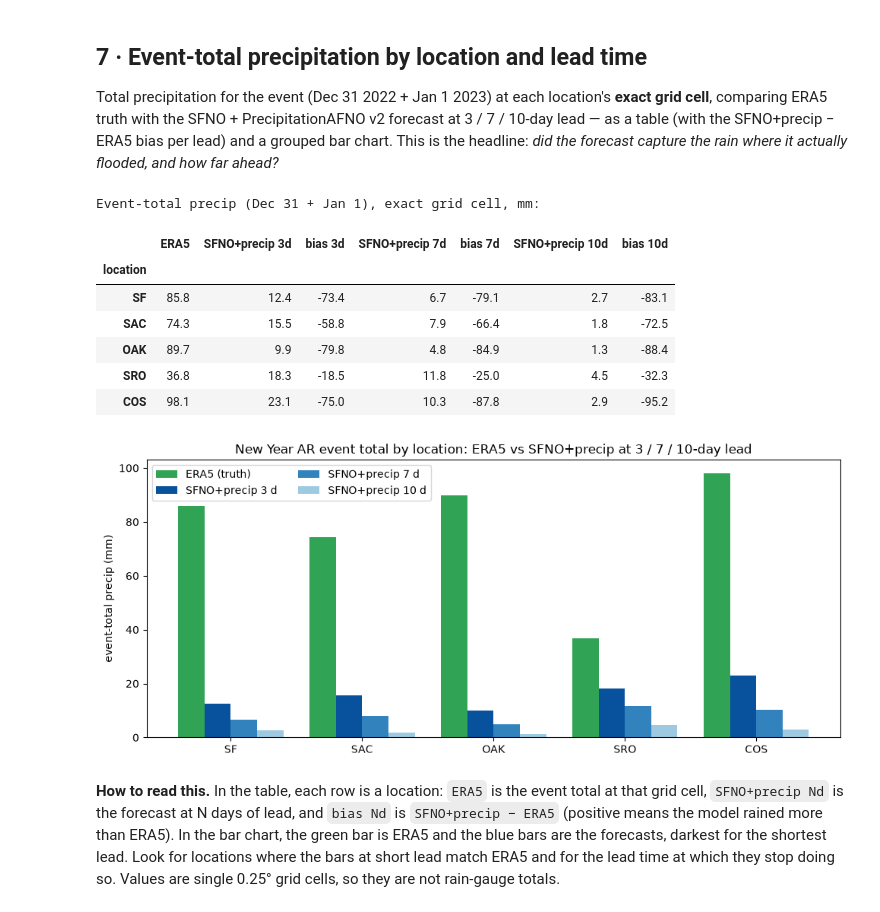
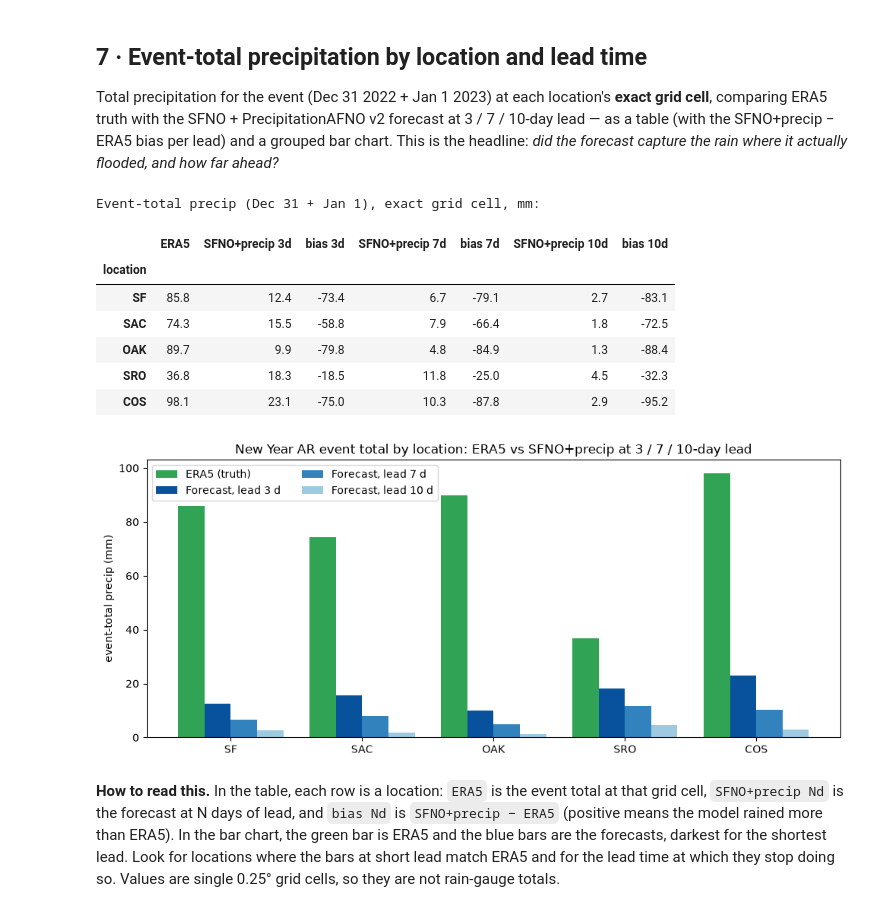
Before and after one commit to ChristianByars/West-Coast-Forecasts, a Jupyter notebook: Flooding.ipynb, the cells around one changed output. Saved outputs shown, nothing was run; the diff lists cells and outputs as text; code cells hidden in the pictures.

```diff
--- a/Flooding.ipynb
+++ b/Flooding.ipynb
@@ -623,37 +623,37 @@ for name, (lat, lon) in LOCATIONS.items():
         r[f"bias {L}d"] = round(a - era5, 1)
     rows[SHORT[name]] = r
 loc_event = pd.DataFrame(rows).T
 loc_event.index.name = "location"
 print("Event-total precip (Dec 31 + Jan 1), exact grid cell, mm:")
 display(loc_event)
 
 # grouped bar chart: ERA5 truth + the forecast at each lead, per location
 labels = list(loc_event.index)
 x = np.arange(len(labels))
 w = 0.2
 fig, ax = plt.subplots(figsize=(10, 4.4))
 ax.bar(x - 1.5 * w, loc_event["ERA5"],     w, label="ERA5 (truth)", color="#31a354")
-ax.bar(x - 0.5 * w, loc_event[f"{FC_LABEL} 3d"],  w, label=f"{FC_LABEL} 3 d",  color="#08519c")
-ax.bar(x + 0.5 * w, loc_event[f"{FC_LABEL} 7d"],  w, label=f"{FC_LABEL} 7 d",  color="#3182bd")
-ax.bar(x + 1.5 * w, loc_event[f"{FC_LABEL} 10d"], w, label=f"{FC_LABEL} 10 d", color="#9ecae1")
+ax.bar(x - 0.5 * w, loc_event[f"{FC_LABEL} 3d"],  w, label="Forecast, lead 3 d",  color="#08519c")
+ax.bar(x + 0.5 * w, loc_event[f"{FC_LABEL} 7d"],  w, label="Forecast, lead 7 d",  color="#3182bd")
+ax.bar(x + 1.5 * w, loc_event[f"{FC_LABEL} 10d"], w, label="Forecast, lead 10 d", color="#9ecae1")
 ax.set_xticks(x)
 ax.set_xticklabels(labels)
 ax.set_ylabel("event-total precip (mm)")
 ax.set_title(f"New Year AR event total by location: ERA5 vs {FC_LABEL} at 3 / 7 / 10-day lead")
 ax.legend(ncol=2)
 fig.tight_layout()
 fig.savefig(FIG_DIR / "precip_eventtotal_by_location.png", dpi=110, bbox_inches="tight")
 plt.show()
 # %% [output]
 Event-total precip (Dec 31 + Jan 1), exact grid cell, mm:
 |  | ERA5 | SFNO+precip 3d | bias 3d | SFNO+precip 7d | bias 7d | SFNO+precip 10d | bias 10d |
 | location |  |  |  |  |  |  |  |
 | SF | 85.8 | 12.4 | -73.4 | 6.7 | -79.1 | 2.7 | -83.1 |
 | SAC | 74.3 | 15.5 | -58.8 | 7.9 | -66.4 | 1.8 | -72.5 |
 | OAK | 89.7 | 9.9 | -79.8 | 4.8 | -84.9 | 1.3 | -88.4 |
 | SRO | 36.8 | 18.3 | -18.5 | 11.8 | -25.0 | 4.5 | -32.3 |
 | COS | 98.1 | 23.1 | -75.0 | 10.3 | -87.8 | 2.9 | -95.2 |
-[figure, old version]
+[figure, new version]
 # %% [markdown]
 **How to read this.** In the table, each row is a location: `ERA5` is the event total at that grid cell, `SFNO+precip Nd` is the forecast at N days of lead, and `bias Nd` is `SFNO+precip − ERA5` (positive means the model rained more than ERA5). In the bar chart, the green bar is ERA5 and the blue bars are the forecasts, darkest for the shortest lead. Look for locations where the bars at short lead match ERA5 and for the lead time at which they stop doing so. Values are single 0.25° grid cells, so they are not rain-gauge totals.
 # %% [markdown]
```
Also changed, not shown: parts of 2 cells of this notebook, 1 other file.
